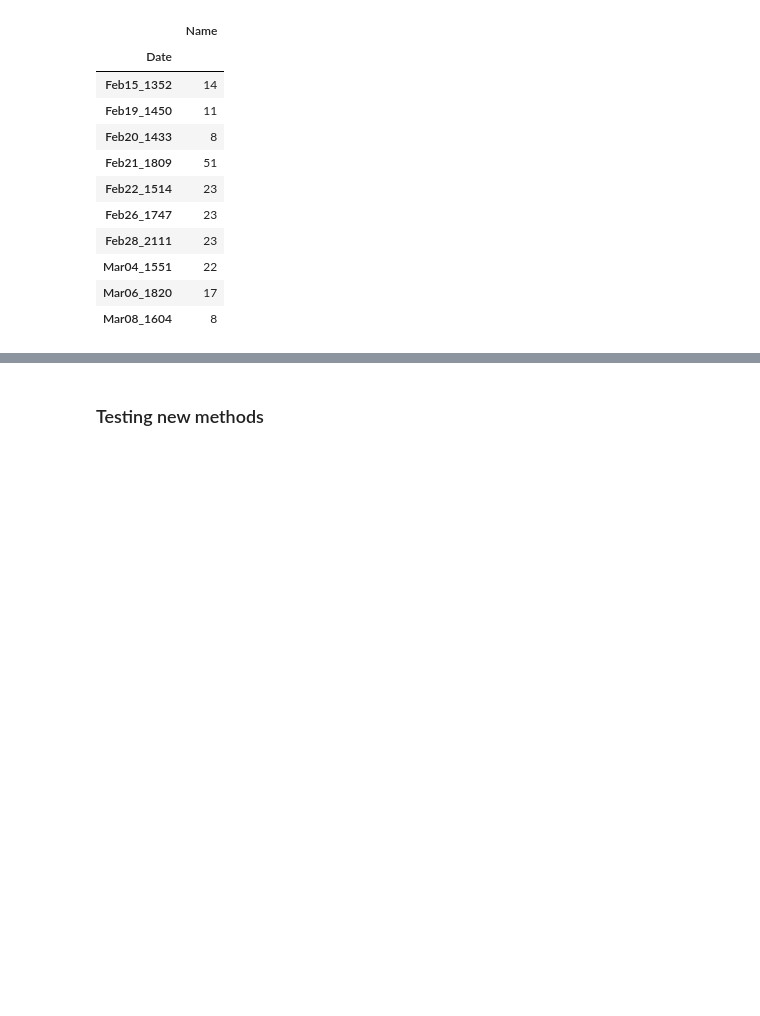
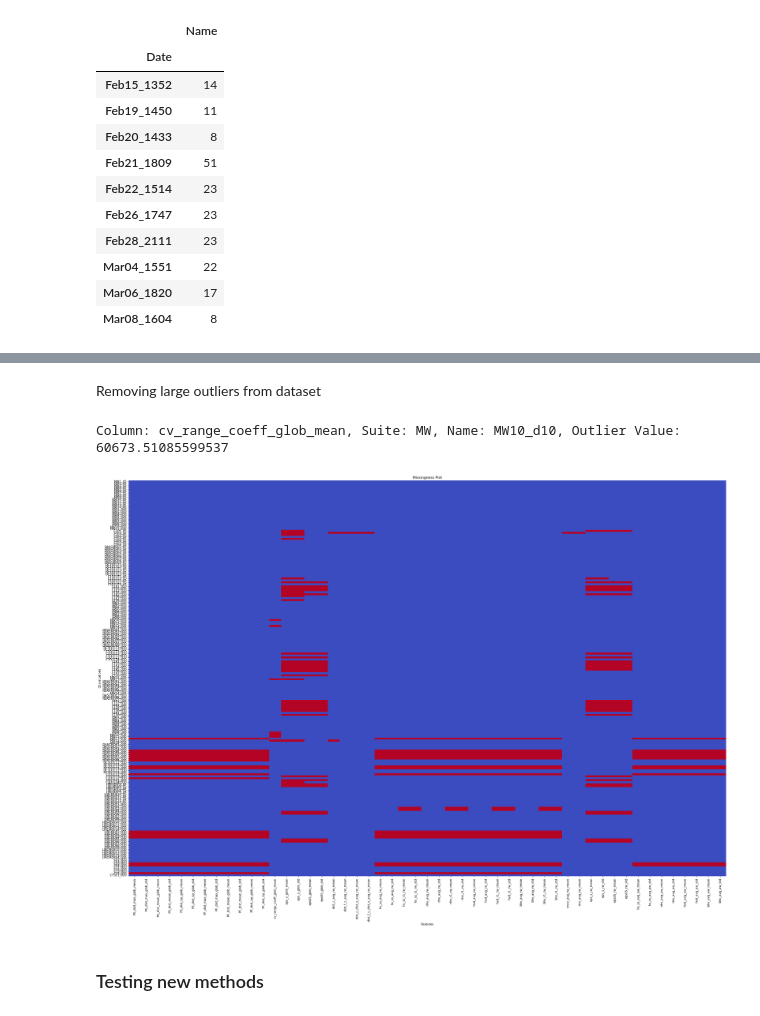
Before and after one commit to richardlovesspaceengineering/rrut_thesis_code, a Jupyter notebook: ISA-CMOP_Python/thesis_notebook.ipynb, the cells around one changed output, grey strips where cells are left out. Drawn from its saved outputs; the diff is of its cells as text; code cells hidden in the pictures; blank space fills up the shorter version.

```diff
--- a/ISA-CMOP_Python/thesis_notebook.ipynb
+++ b/ISA-CMOP_Python/thesis_notebook.ipynb
@@ -295,3 +304,11 @@ dashboard.get_landscape_features_df(give_sd=True).groupby("Date").count()[["Name
+# %% [markdown]
+Removing large outliers from dataset
+# %%
+dashboard.replace_outliers_with_nan()
+dashboard.plot_missingness(show_only_nans=True)
+# %% [output]
+Column: cv_range_coeff_glob_mean, Suite: MW, Name: MW10_d10, Outlier Value: 60673.51085599537
+[figure, added]
 # %% [markdown]
 ### Testing new methods
 # %%
```
Also changed, not shown: parts of 7 cells of this notebook, 1 other file.
